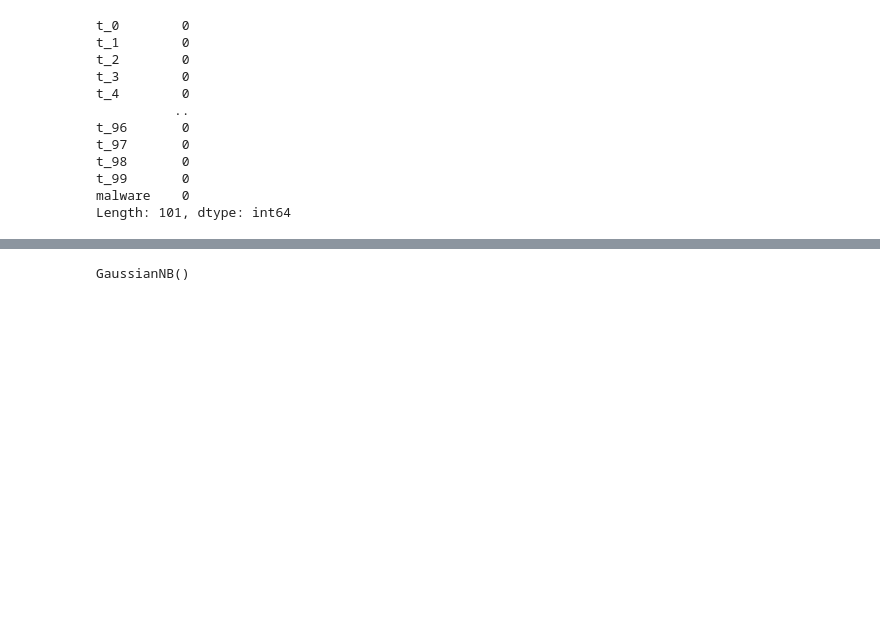
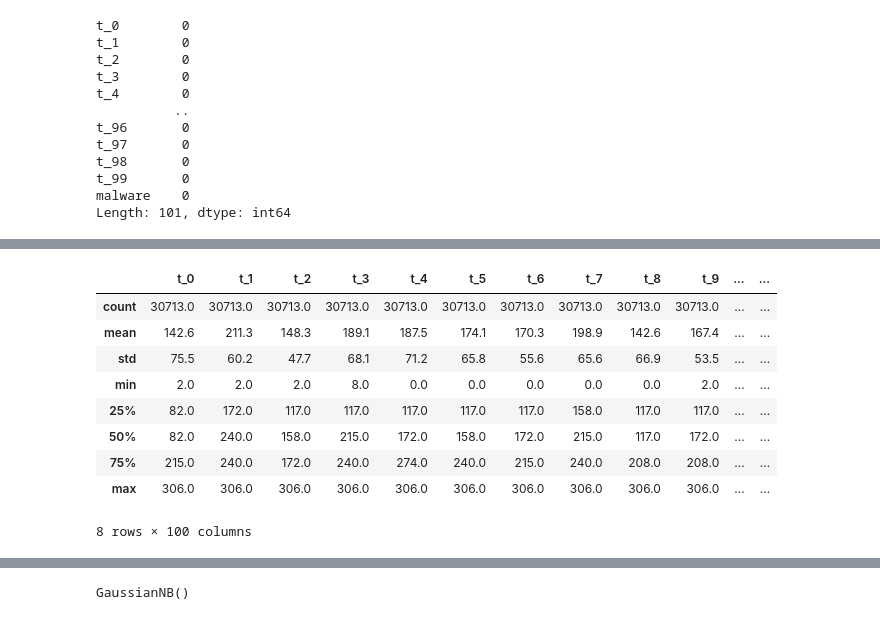
Before and after one commit to Hector858/ProyectoIAU2, a Jupyter notebook: [NRC_6278]_JordanEspinosa_HectorCedeño_ProyectoUnidad2.ipynb, the cells around one changed output, grey strips where cells are left out. Cells and saved outputs as stored; diff of their text form; code cells hidden in the pictures; blank space fills up the shorter version.

```diff
--- a/[NRC_6278]_JordanEspinosa_HectorCedeño_ProyectoUnidad2.ipynb
+++ b/[NRC_6278]_JordanEspinosa_HectorCedeño_ProyectoUnidad2.ipynb
@@ -115,0 +140,14 @@ X_train, X_test, y_train, y_test = train_test_split(X, y, test_size=0.3, random_
+# %%
+
+np.round(X_train.describe(), 1)
+# %% [output]
+|  | t_0 | t_1 | t_2 | t_3 | t_4 | t_5 | t_6 | t_7 | t_8 | t_9 | ... | ... |
+| count | 30713.0 | 30713.0 | 30713.0 | 30713.0 | 30713.0 | 30713.0 | 30713.0 | 30713.0 | 30713.0 | 30713.0 | ... | ... |
+| mean | 142.6 | 211.3 | 148.3 | 189.1 | 187.5 | 174.1 | 170.3 | 198.9 | 142.6 | 167.4 | ... | ... |
+| std | 75.5 | 60.2 | 47.7 | 68.1 | 71.2 | 65.8 | 55.6 | 65.6 | 66.9 | 53.5 | ... | ... |
+| min | 2.0 | 2.0 | 2.0 | 8.0 | 0.0 | 0.0 | 0.0 | 0.0 | 0.0 | 2.0 | ... | ... |
+| 25% | 82.0 | 172.0 | 117.0 | 117.0 | 117.0 | 117.0 | 117.0 | 158.0 | 117.0 | 117.0 | ... | ... |
+| 50% | 82.0 | 240.0 | 158.0 | 215.0 | 172.0 | 158.0 | 172.0 | 215.0 | 117.0 | 172.0 | ... | ... |
+| 75% | 215.0 | 240.0 | 172.0 | 240.0 | 274.0 | 240.0 | 215.0 | 240.0 | 208.0 | 208.0 | ... | ... |
+| max | 306.0 | 306.0 | 306.0 | 306.0 | 306.0 | 306.0 | 306.0 | 306.0 | 306.0 | 306.0 | ... | ... |
+8 rows × 100 columns
```
Also changed, not shown: parts of 26 cells of this notebook.
